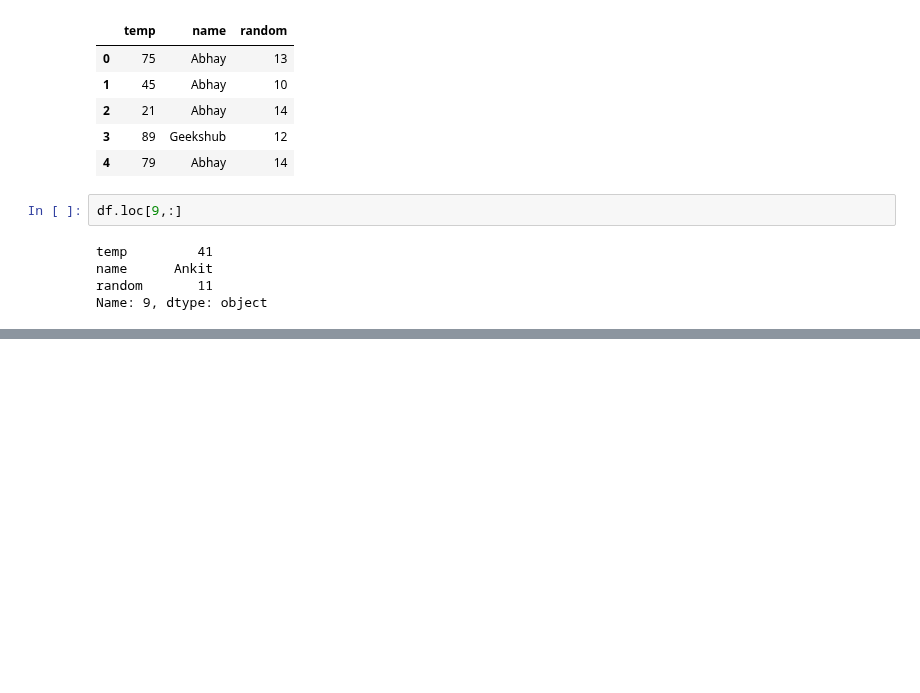
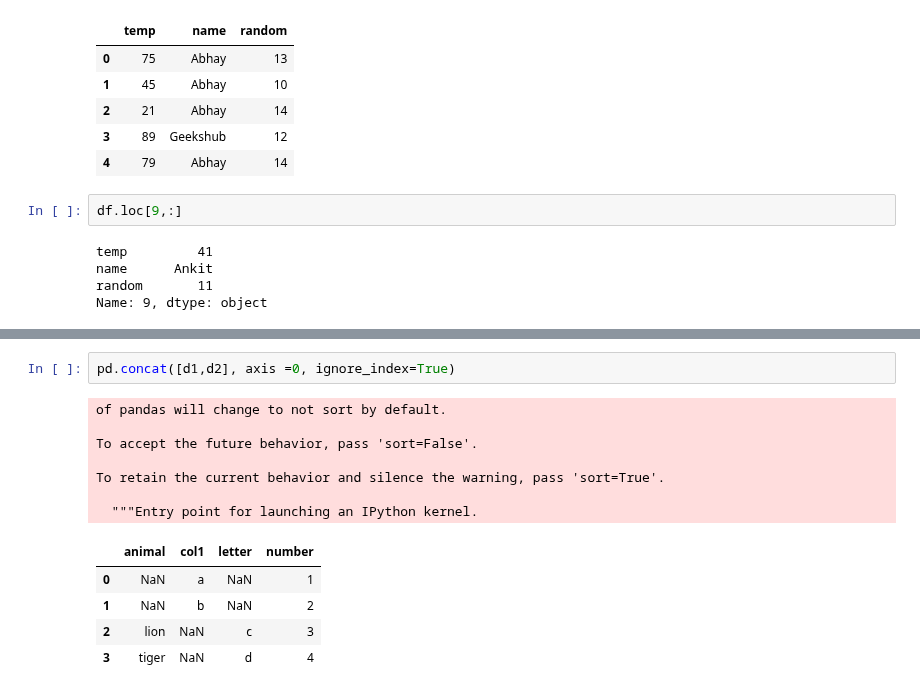
Before and after one commit to R-aryan/Machine_Learning_Crash_Course, a Jupyter notebook: Pandas/pandas.ipynb, the cells around one changed output, grey strips where cells are left out. Cells and saved outputs as stored; diff of their text form; blank space fills up the shorter version.

```diff
--- a/Pandas/pandas.ipynb
+++ b/Pandas/pandas.ipynb
@@ -341,0 +412,15 @@ Name: 9, dtype: object
+# %%
+pd.concat([d1,d2], axis =0, ignore_index=True)
+# %% [output]
+of pandas will change to not sort by default.
+
+To accept the future behavior, pass 'sort=False'.
+
+To retain the current behavior and silence the warning, pass 'sort=True'.
+
+  """Entry point for launching an IPython kernel.
+|  | animal | col1 | letter | number |
+| 0 | NaN | a | NaN | 1 |
+| 1 | NaN | b | NaN | 2 |
+| 2 | lion | NaN | c | 3 |
+| 3 | tiger | NaN | d | 4 |
```
Also changed, not shown: parts of 15 cells of this notebook.
